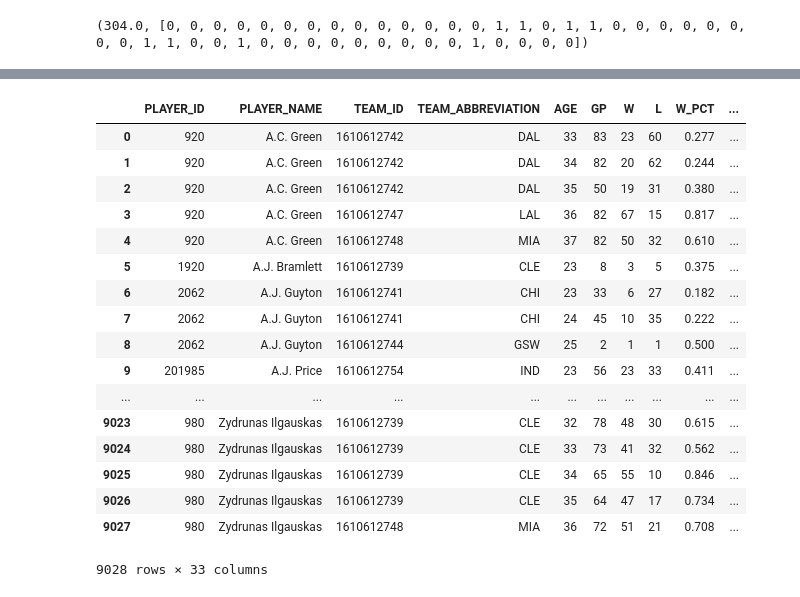
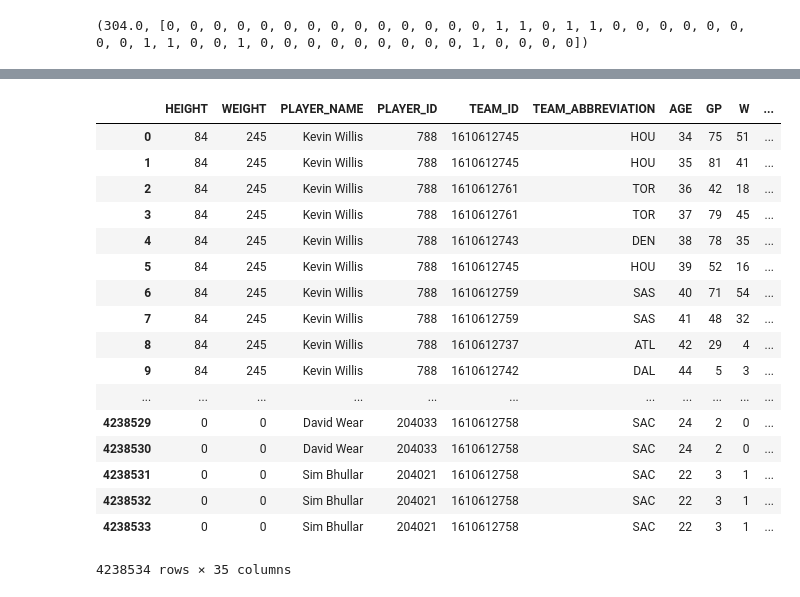
Before and after one commit to diciurcio-d/ShiftEnter, a Jupyter notebook: data_collection_sup.ipynb, the cells around one changed output, grey strips where cells are left out. Cells and saved outputs as stored; diff of their text form; code cells hidden in the pictures.

```diff
--- a/data_collection_sup.ipynb
+++ b/data_collection_sup.ipynb
@@ -681,25 +681,26 @@ singleday[mask]
 | 510267 | 22014 | 201949 | James Johnson | 6339 | 341 | CHI | 1 | 28.81 | ... |
 | 518600 | 22014 | 202326 | DeMarcus Cousins | 10859 | 350 | MEM | 0 | 25.33 | ... |
 | 545188 | 22014 | 203487 | Michael Carter-Williams | 4565 | 136 | DAL | 0 | 24.17 | ... |
-# %%
-MELOadvanceddf
-# %% [output]
-|  | PLAYER_ID | PLAYER_NAME | TEAM_ID | TEAM_ABBREVIATION | AGE | GP | W | L | W_PCT | ... |
-| 0 | 920 | A.C. Green | 1610612742 | DAL | 33 | 83 | 23 | 60 | 0.277 | ... |
-| 1 | 920 | A.C. Green | 1610612742 | DAL | 34 | 82 | 20 | 62 | 0.244 | ... |
-| 2 | 920 | A.C. Green | 1610612742 | DAL | 35 | 50 | 19 | 31 | 0.380 | ... |
-| 3 | 920 | A.C. Green | 1610612747 | LAL | 36 | 82 | 67 | 15 | 0.817 | ... |
-| 4 | 920 | A.C. Green | 1610612748 | MIA | 37 | 82 | 50 | 32 | 0.610 | ... |
-| 5 | 1920 | A.J. Bramlett | 1610612739 | CLE | 23 | 8 | 3 | 5 | 0.375 | ... |
-| 6 | 2062 | A.J. Guyton | 1610612741 | CHI | 23 | 33 | 6 | 27 | 0.182 | ... |
-| 7 | 2062 | A.J. Guyton | 1610612741 | CHI | 24 | 45 | 10 | 35 | 0.222 | ... |
-| 8 | 2062 | A.J. Guyton | 1610612744 | GSW | 25 | 2 | 1 | 1 | 0.500 | ... |
-| 9 | 201985 | A.J. Price | 1610612754 | IND | 23 | 56 | 23 | 33 | 0.411 | ... |
-| ... | ... | ... | ... | ... | ... | ... | ... | ... | ... | ... |
-| 9023 | 980 | Zydrunas Ilgauskas | 1610612739 | CLE | 32 | 78 | 48 | 30 | 0.615 | ... |
-| 9024 | 980 | Zydrunas Ilgauskas | 1610612739 | CLE | 33 | 73 | 41 | 32 | 0.562 | ... |
-| 9025 | 980 | Zydrunas Ilgauskas | 1610612739 | CLE | 34 | 65 | 55 | 10 | 0.846 | ... |
-| 9026 | 980 | Zydrunas Ilgauskas | 1610612739 | CLE | 35 | 64 | 47 | 17 | 0.734 | ... |
-| 9027 | 980 | Zydrunas Ilgauskas | 1610612748 | MIA | 36 | 72 | 51 | 21 | 0.708 | ... |
-9028 rows × 33 columns
+# %%
+comboMELO = pd.merge(df85_15[['HEIGHT', 'WEIGHT', 'PLAYER_NAME']], MELOadvanceddf, left_on='PLAYER_NAME', right_on='PLAYER_NAME')
+comboMELO
+# %% [output]
+|  | HEIGHT | WEIGHT | PLAYER_NAME | PLAYER_ID | TEAM_ID | TEAM_ABBREVIATION | AGE | GP | W | ... |
+| 0 | 84 | 245 | Kevin Willis | 788 | 1610612745 | HOU | 34 | 75 | 51 | ... |
+| 1 | 84 | 245 | Kevin Willis | 788 | 1610612745 | HOU | 35 | 81 | 41 | ... |
+| 2 | 84 | 245 | Kevin Willis | 788 | 1610612761 | TOR | 36 | 42 | 18 | ... |
+| 3 | 84 | 245 | Kevin Willis | 788 | 1610612761 | TOR | 37 | 79 | 45 | ... |
+| 4 | 84 | 245 | Kevin Willis | 788 | 1610612743 | DEN | 38 | 78 | 35 | ... |
+| 5 | 84 | 245 | Kevin Willis | 788 | 1610612745 | HOU | 39 | 52 | 16 | ... |
+| 6 | 84 | 245 | Kevin Willis | 788 | 1610612759 | SAS | 40 | 71 | 54 | ... |
+| 7 | 84 | 245 | Kevin Willis | 788 | 1610612759 | SAS | 41 | 48 | 32 | ... |
+| 8 | 84 | 245 | Kevin Willis | 788 | 1610612737 | ATL | 42 | 29 | 4 | ... |
+| 9 | 84 | 245 | Kevin Willis | 788 | 1610612742 | DAL | 44 | 5 | 3 | ... |
+| ... | ... | ... | ... | ... | ... | ... | ... | ... | ... | ... |
+| 4238529 | 0 | 0 | David Wear | 204033 | 1610612758 | SAC | 24 | 2 | 0 | ... |
+| 4238530 | 0 | 0 | David Wear | 204033 | 1610612758 | SAC | 24 | 2 | 0 | ... |
+| 4238531 | 0 | 0 | Sim Bhullar | 204021 | 1610612758 | SAC | 22 | 3 | 1 | ... |
+| 4238532 | 0 | 0 | Sim Bhullar | 204021 | 1610612758 | SAC | 22 | 3 | 1 | ... |
+| 4238533 | 0 | 0 | Sim Bhullar | 204021 | 1610612758 | SAC | 22 | 3 | 1 | ... |
+4238534 rows × 35 columns
 # %%
```
Also changed, not shown: parts of 3 cells of this notebook.
